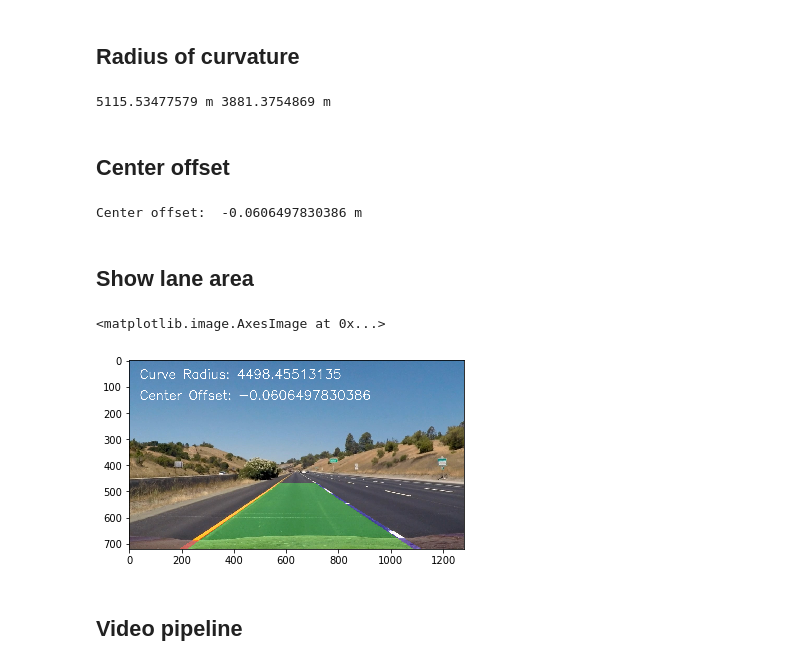
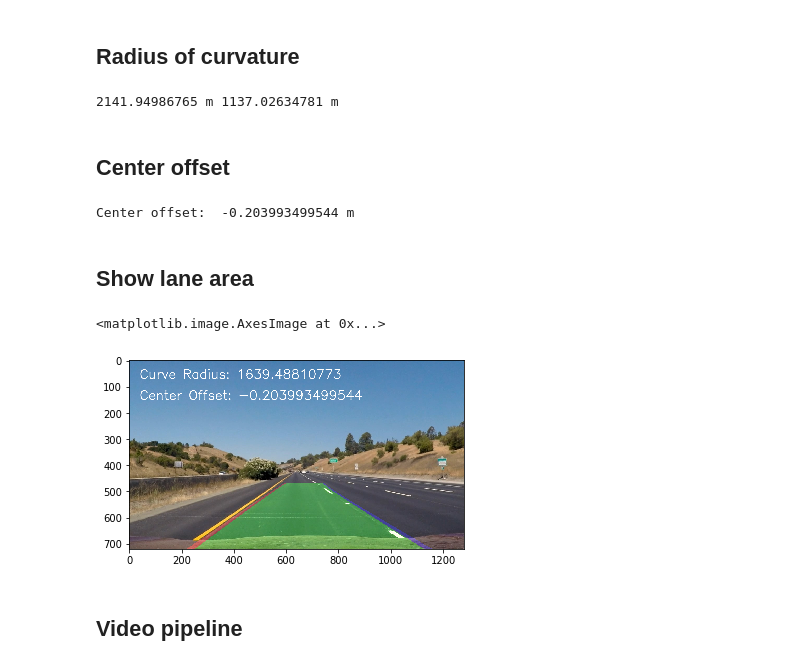
Before and after one commit to pgrv/CarND-Advanced-Lane-Lines, a Jupyter notebook: advenced-lane-lines.ipynb, the cells around one changed output. Drawn from its saved outputs; the diff is of its cells as text; code cells hidden in the pictures.

```diff
--- a/advenced-lane-lines.ipynb
+++ b/advenced-lane-lines.ipynb
@@ -104,6 +104,8 @@ ax2.set_title('Undistorted Image', fontsize=30)
 def create_binary_image(undist_img):
     s_thresh=(170, 255)
     sx_thresh=(20, 100)
+    mag_thresh=(30, 100)
+    grad_thresh=(0, np.pi/2)
 
     img_hls = cv2.cvtColor(undist_img, cv2.COLOR_RGB2HLS)
     l_channel = img_hls[:,:,1]
@@ -112,17 +114,37 @@ def create_binary_image(undist_img):
     # Sobel x
     sobelx = cv2.Sobel(l_channel, cv2.CV_64F, 1, 0) # Take the derivative in x
     abs_sobelx = np.absolute(sobelx) # Absolute x derivative to accentuate lines away from horizontal
-    scaled_sobel = np.uint8(255*abs_sobelx/np.max(abs_sobelx))
+    scaled_sobelx = np.uint8(255*abs_sobelx/np.max(abs_sobelx))
     # Threshold x gradient
-    sxbinary = np.zeros_like(scaled_sobel)
-    sxbinary[(scaled_sobel >= sx_thresh[0]) & (scaled_sobel <= sx_thresh[1])] = 1
+    sxbinary = np.zeros_like(scaled_sobelx)
+    sxbinary[(scaled_sobelx >= sx_thresh[0]) & (scaled_sobelx <= sx_thresh[1])] = 1
+
+    # Sobel y
+    sobely = cv2.Sobel(l_channel, cv2.CV_64F, 0, 1) # Take the derivative in x
+    abs_sobely = np.absolute(sobely) # Absolute x derivative to accentuate lines away from horizontal
+    scaled_sobely = np.uint8(255*abs_sobely/np.max(abs_sobely))
+    # Threshold x gradient
+    sybinary = np.zeros_like(scaled_sobely)
+    sybinary[(scaled_sobely >= sx_thresh[0]) & (scaled_sobely <= sx_thresh[1])] = 1
 
     sbinary = np.zeros_like(s_channel)
     sbinary[(s_channel > s_thresh[0]) & (s_channel <= s_thresh[1])] = 1
 
+
+    gradmag = np.sqrt(abs_sobelx**2 + abs_sobely**2)
+    gradmag_sobel = np.uint8(255*gradmag/np.max(gradmag))
+    gradmag_binary = np.zeros_like(gradmag_sobel)
+    gradmag_binary[(gradmag_sobel >= mag_thresh[0]) & (gradmag_sobel <= mag_thresh[1])] = 1
+
+
+    grad_direct = np.arctan2(abs_sobely, abs_sobelx)
+    direct_binary = np.zeros_like(grad_direct)
+    direct_binary[(grad_direct >= grad_thresh[0]) & (grad_direct <= grad_thresh[1])] = 1
+
+
     binary_img = np.zeros_like(sxbinary)
-    binary_img[(sxbinary==1) | (sbinary==1)] = 1 # = np.dstack(( np.zeros_like(sxbinary), sxbinary, sbinary)) * 255
-
+    #binary_img[((sxbinary==1) & (sybinary==1)) | ((gradmag_binary==1) & (direct_binary==1))] = 1 # = np.dstack(( np.zeros_like(sxbinary), sxbinary, sbinary)) * 255
+    binary_img[(sxbinary==1) | (sbinary==1)] = 1
     return binary_img
 
 
@@ -356,6 +378,14 @@ ym_per_pix = 30/720 # meters per pixel in y dimension
 xm_per_pix = 3.7/900 # meters per pixel in x dimension
 
 y_eval = np.max(ploty)
+
+nonzero = binary_warped.nonzero()
+nonzeroy = np.array(nonzero[0])
+nonzerox = np.array(nonzero[1])
+leftx = nonzerox[left_lane_inds]
+lefty = nonzeroy[left_lane_inds]
+rightx = nonzerox[right_lane_inds]
+righty = nonzeroy[right_lane_inds]
 
 # Fit new polynomials to x,y in world space
 left_fit_cr = np.polyfit(lefty*ym_per_pix, leftx*xm_per_pix, 2)
@@ -366,7 +396,7 @@ right_curverad = ((1 + (2*right_fit_cr[0]*y_eval*ym_per_pix + right_fit_cr[1])**
 # Now our radius of curvature is in meters
 print(left_curverad, 'm', right_curverad, 'm')
 # %% [output]
-5115.53477579 m 3881.3754869 m
+2141.94986765 m 1137.02634781 m
 # %% [markdown]
 ## Center offset
 # %%
@@ -378,39 +408,39 @@ center_offset = (car_position - lane_center_position) * xm_per_pix
 
 print('Center offset: ', center_offset, 'm')
 # %% [output]
-Center offset:  -0.0606497830386 m
+Center offset:  -0.203993499544 m
 # %% [markdown]
 ## Show lane area
 # %%
 test_img1 = cv2.cvtColor(cv2.imread('test_images/straight_lines1.jpg'), cv2.COLOR_BGR2RGB)
-Minv = cv2.getPerspectiveTransform(dst, src)
+#Minv = cv2.getPerspectiveTransform(dst, src)
 
 # Create an image to draw the lines on
 warp_zero = np.zeros_like(binary_warped).astype(np.uint8)
 color_warp = np.dstack((warp_zero, warp_zero, warp_zero))
 
 # Recast the x and y points into usable format for cv2.fillPoly()
 pts_left = np.array([np.transpose(np.vstack([left_fitx, ploty]))])
 pts_right = np.array([np.flipud(np.transpose(np.vstack([right_fitx, ploty])))])
 pts = np.hstack((pts_left, pts_right))
 
 # Draw the lane onto the warped blank image
 cv2.fillPoly(color_warp, np.int_([pts]), (0,255, 0))
 cv2.polylines(color_warp, np.int32([pts_left]), isClosed=False, color=(255,0,0), thickness=30)
 cv2.polylines(color_warp, np.int32([pts_right]), isClosed=False, color=(0,0,255), thickness=30)
 
 #cv2.putText(color_warp,'Curve Radius: '+str((left_curverad+right_curverad)/2),(40,70), cv2.FONT_HERSHEY_SIMPLEX, 1.6,(255,255,255),2,cv2.LINE_AA)
 
 # Warp the blank back to original image space using inverse perspective matrix (Minv)
 newwarp = cv2.warpPerspective(color_warp, Minv, (binary_warped.shape[1], binary_warped.shape[0]))
 # Combine the result with the original image
 result = cv2.addWeighted(test_img1, 1, newwarp, 0.3, 0)
 cv2.putText(result,'Curve Radius: '+str((left_curverad+right_curverad)/2),(40,70), cv2.FONT_HERSHEY_SIMPLEX, 1.6,(255,255,255),2,cv2.LINE_AA)
 cv2.putText(result,'Center Offset: '+str(center_offset),(40,150), cv2.FONT_HERSHEY_SIMPLEX, 1.6,(255,255,255),2,cv2.LINE_AA)
 plt.imshow(result)
 # %% [output]
 <matplotlib.image.AxesImage at 0x...>
-[figure, old version]
+[figure, new version]
 # %% [markdown]
 ## Video pipeline
 # %%
```
Also changed, not shown: parts of 3 cells of this notebook, 2 other files.
